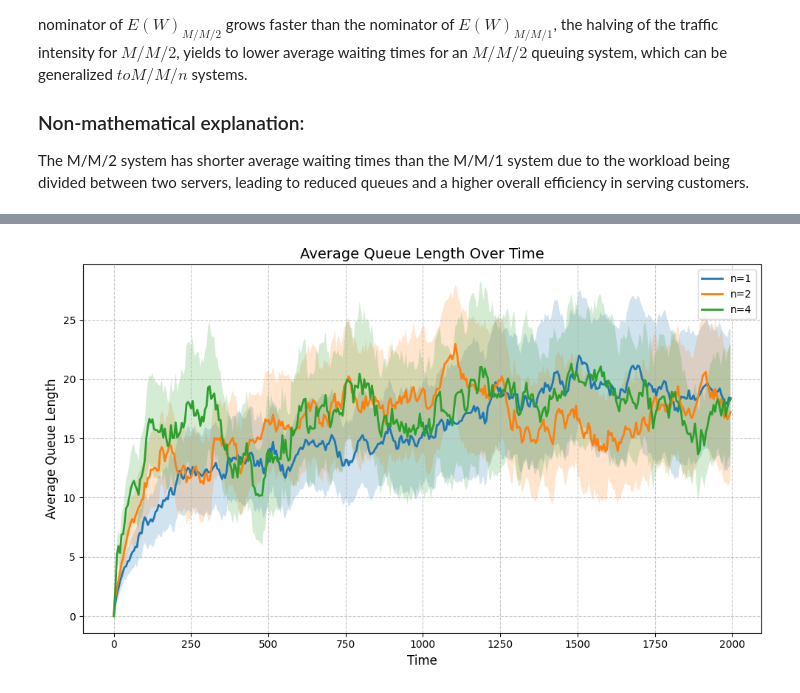
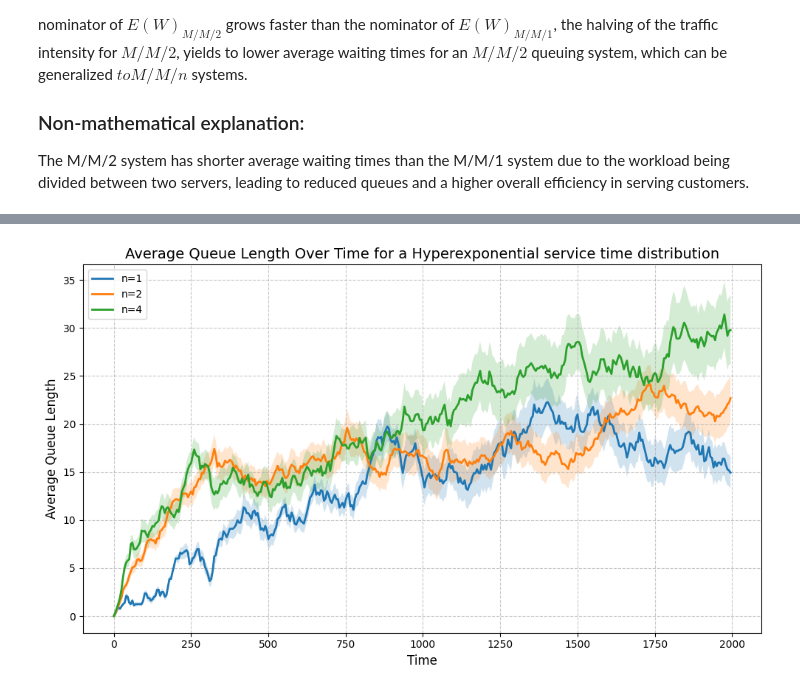
Before and after one commit to brkoedijk/Stoch_Sim_As2, a Jupyter notebook: assignment2.ipynb, the cells around one changed output, grey strips where cells are left out. Saved outputs shown, nothing was run; the diff lists cells and outputs as text; code cells hidden in the pictures.

```diff
--- a/assignment2.ipynb
+++ b/assignment2.ipynb
@@ -282,0 +387,8 @@ The result is statistically significant and the null hypotheses that the mean wa
+# %%
+# params
+rho_vals = [.001, .01, .1, .2, .3, .4, .5, .6, .7, .8, .9, .99]
+servers = [1, 2, 4]
+simulations = 10
+
+
+wts = {"Deterministic":{n: [[] for _ in rho_vals] for n in servers}, "Hyperexponential":{n: [[] for _ in rho_vals] for n in servers}, "Markovian":{n: [[] for _ in rho_vals] for n in servers}}
@@ -283,7 +505,7 @@ The result is statistically significant and the null hypotheses that the mean wa
 # %%
 colors = ['darkgreen', 'lightblue', 'gray']  # Custom colors for each configuration
-
-average_waiting_times = [results[n] for n in [1,2,4]]
+server_type = "Markovian"
+average_waiting_times = [results[server_type][n] for n in [1,2,4]]
 
 plt.figure(figsize=(5, 5))
 
@@ -296,23 +518,18 @@ bp = plt.boxplot(
     boxprops=dict(linewidth=1.5),
 )
 
-# Apply custom colors to the boxes
 for patch, color in zip(bp["boxes"], colors):
     patch.set_facecolor(color)
     patch.set_alpha(0.5)
 
-# Add title, labels, and grid
 plt.title("Average waiting times\n for different number of servers")
 plt.ylabel("Waiting Times (mins)")
 plt.xlabel("Number of Servers")
 plt.grid(axis="y", linestyle="--", alpha=0.7)
 
-
 for flier in bp['fliers']:
     flier.set(marker='o', color='red', alpha=0.6, markersize=6)
-# Ensure layout looks clean
 plt.tight_layout()
-
-# Show the plot
+plt.savefig("boxplot2", dpi = 300)
 plt.show()
 # %% [output]
@@ -320,44 +537,45 @@ plt.show()
 # %%
-# Compute average queue length and confidence intervals for each time step
+colors = ["seagreen", "cornflowerblue", "darkorange"]
+
 import numpy as np
+for server_type in server_types:
+    plot_data = {}
+    for n, q_lengths_matrix in queue_length_matrices[server_type].items():
+        q_lengths_matrix = np.array(q_lengths_matrix)
+        averages = np.mean(q_lengths_matrix, axis=0)
+        std_dev = np.std(q_lengths_matrix, axis=0, ddof=1)
+        ci_lower = averages - 1.96 * std_dev / np.sqrt(q_lengths_matrix.shape[0])
+        ci_upper = averages + 1.96 * std_dev / np.sqrt(q_lengths_matrix.shape[0])
 
-plot_data = {}
-for n, q_lengths_matrix in queue_length_matrices.items():
-    q_lengths_matrix = np.array(q_lengths_matrix)
-    averages = np.mean(q_lengths_matrix, axis=0)
-    std_dev = np.std(q_lengths_matrix, axis=0, ddof=1)
-    ci_lower = averages - 1.96 * std_dev / np.sqrt(q_lengths_matrix.shape[0])
-    ci_upper = averages + 1.96 * std_dev / np.sqrt(q_lengths_matrix.shape[0])
-
-    time_steps = np.arange(q_lengths_matrix.shape[1]) * measurement_time_interval
+        time_steps = np.arange(q_lengths_matrix.shape[1]) * measurement_time_interval
 
 
-    plot_data[n] = {
-            "time_steps": time_steps,
-            "averages": averages,
-            "ci_lower": ci_lower,
-            "ci_upper": ci_upper
-        }
+        plot_data[n] = {
+                "time_steps": time_steps,
+                "averages": averages,
+                "ci_lower": ci_lower,
+                "ci_upper": ci_upper
+            }
 
 
-plt.figure(figsize=(10, 6))
-for n in plot_data:
-    time_steps = plot_data[n]["time_steps"]
-    averages = plot_data[n]["averages"]
-    ci_lower = plot_data[n]["ci_lower"]
-    ci_upper = plot_data[n]["ci_upper"]
+    plt.figure(figsize=(10, 6))
+    for n in plot_data:
+        time_steps = plot_data[n]["time_steps"]
+        averages = plot_data[n]["averages"]
+        ci_lower = plot_data[n]["ci_lower"]
+        ci_upper = plot_data[n]["ci_upper"]
 
-    # Plot averages and confidence intervals
-    plt.plot(time_steps, averages, label=f'n={n}', linewidth=2)
-    plt.fill_between(time_steps, ci_lower, ci_upper, alpha=0.2)
 
-# Add plot details
-plt.title("Average Queue Length Over Time", fontsize=14)
-plt.xlabel("Time", fontsize=12)
-plt.ylabel("Average Queue Length", fontsize=12)
-plt.legend()
-plt.grid(True, linestyle='--', alpha=0.7)
-plt.tight_layout()
-plt.show()
+        #plottre
+        plt.plot(time_steps, averages, label=f'n={n}', linewidth=2)
+        plt.fill_between(time_steps, ci_lower, ci_upper, alpha=0.2)
+
+    plt.title(f"Average Queue Length Over Time for a {server_type} service time distribution", fontsize=14)
+    plt.xlabel("Time", fontsize=12)
+    plt.ylabel("Average Queue Length", fontsize=12)
+    plt.legend()
+    plt.grid(True, linestyle='--', alpha=0.7)
+    plt.tight_layout()
+    plt.show()
 # %% [output]
-[figure, old version]
+[figure, new version]
```
Also changed, not shown: parts of 17 cells of this notebook, 11 other files.
